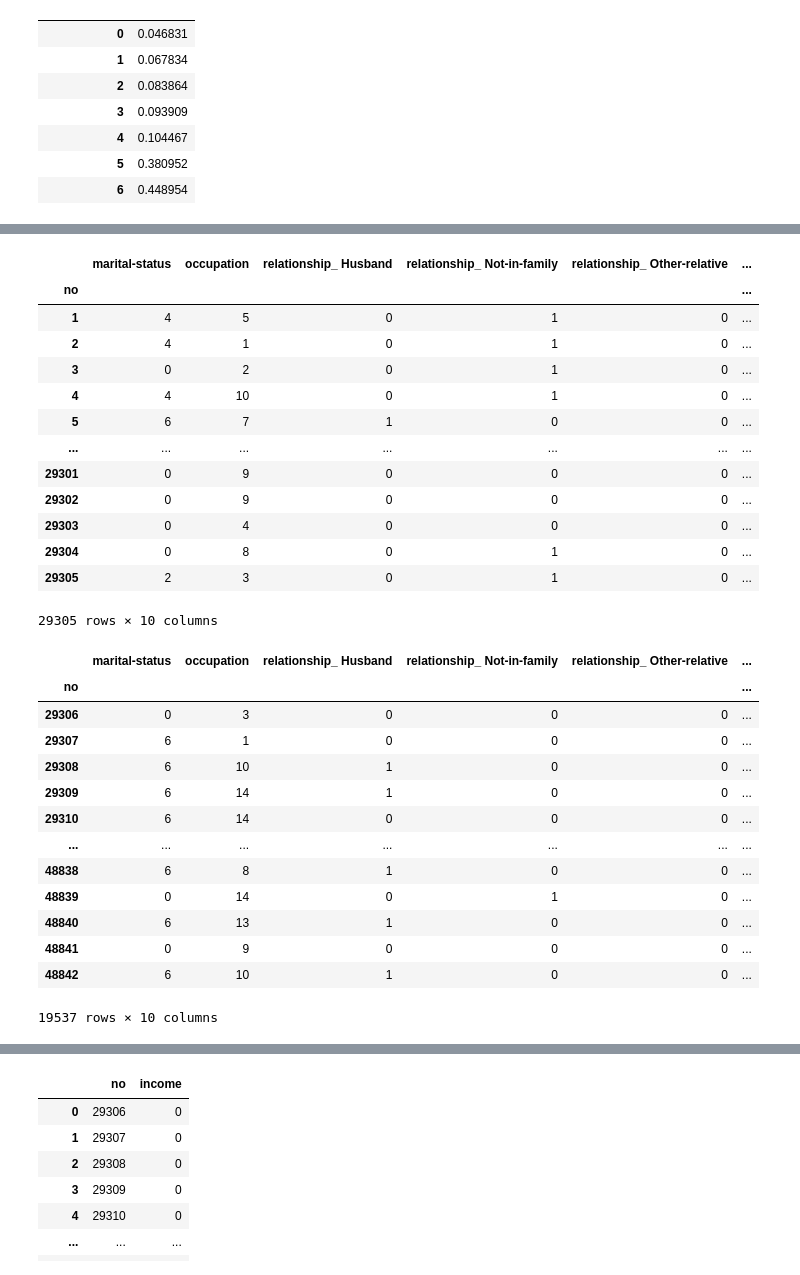
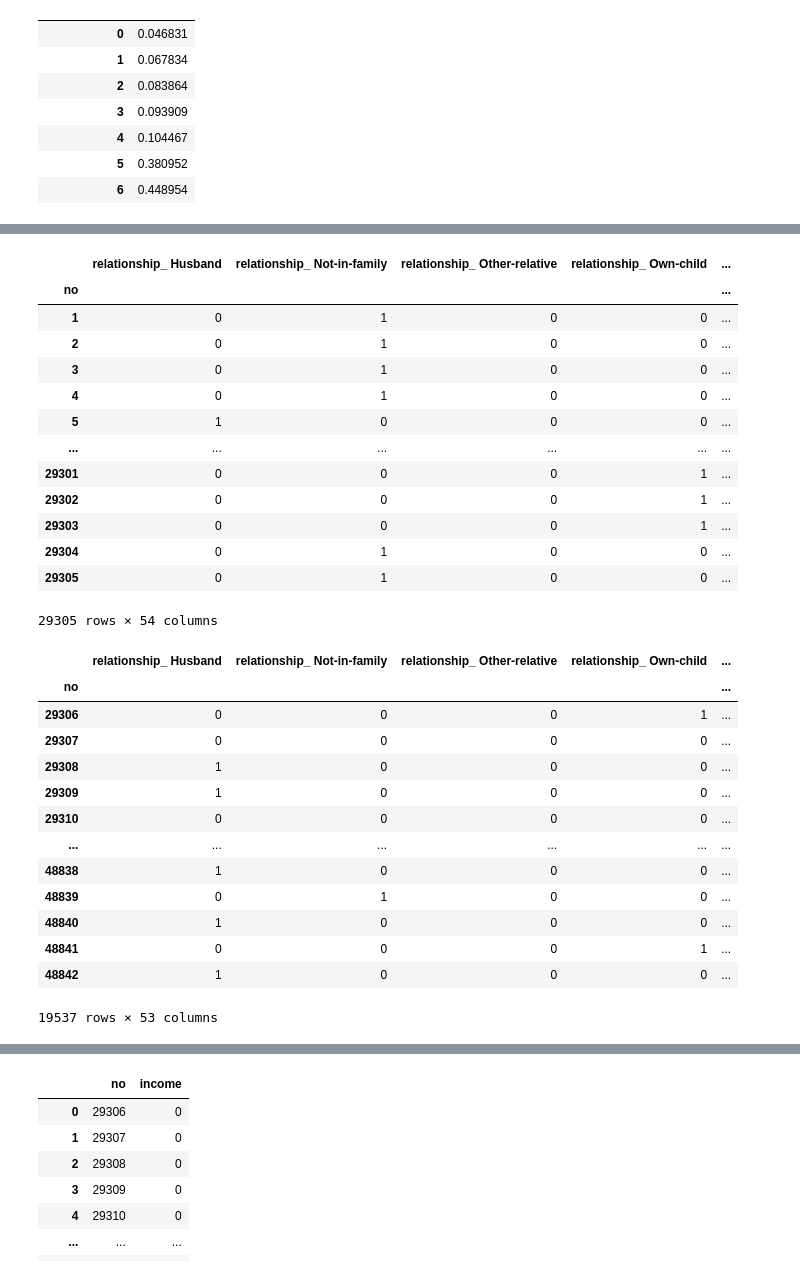
Before and after one commit to suuuuuejin/machineLearning, a Jupyter notebook: kaggle_분류_개인소득.ipynb, the cells around one changed output, grey strips where cells are left out. Cells and saved outputs as stored; diff of their text form; code cells hidden in the pictures.

```diff
--- a/kaggle_분류_개인소득.ipynb
+++ b/kaggle_분류_개인소득.ipynb
@@ -307,43 +376,43 @@ X = train.iloc[:,:-1]
 y = train.iloc[:,-1]
 # %%
 #원핫 인코딩  marital-status, occupation, relationship, sex
-feature_names=['marital-status', 'occupation', 'relationship', 'sex']
+feature_names=[ 'relationship', 'sex','race','native-country']
 train_one_hot = pd.get_dummies(X[feature_names])
 train_one_hot
 # %% [output]
-|  | marital-status | occupation | relationship_ Husband | relationship_ Not-in-family | relationship_ Other-relative | ... |
-| no |  |  |  |  |  | ... |
-| 1 | 4 | 5 | 0 | 1 | 0 | ... |
-| 2 | 4 | 1 | 0 | 1 | 0 | ... |
-| 3 | 0 | 2 | 0 | 1 | 0 | ... |
-| 4 | 4 | 10 | 0 | 1 | 0 | ... |
-| 5 | 6 | 7 | 1 | 0 | 0 | ... |
-| ... | ... | ... | ... | ... | ... | ... |
-| 29301 | 0 | 9 | 0 | 0 | 0 | ... |
-| 29302 | 0 | 9 | 0 | 0 | 0 | ... |
-| 29303 | 0 | 4 | 0 | 0 | 0 | ... |
-| 29304 | 0 | 8 | 0 | 1 | 0 | ... |
-| 29305 | 2 | 3 | 0 | 1 | 0 | ... |
+|  | relationship_ Husband | relationship_ Not-in-family | relationship_ Other-relative | relationship_ Own-child | ... |
+| no |  |  |  |  | ... |
+| 1 | 0 | 1 | 0 | 0 | ... |
+| 2 | 0 | 1 | 0 | 0 | ... |
+| 3 | 0 | 1 | 0 | 0 | ... |
+| 4 | 0 | 1 | 0 | 0 | ... |
+| 5 | 1 | 0 | 0 | 0 | ... |
+| ... | ... | ... | ... | ... | ... |
+| 29301 | 0 | 0 | 0 | 1 | ... |
+| 29302 | 0 | 0 | 0 | 1 | ... |
+| 29303 | 0 | 0 | 0 | 1 | ... |
+| 29304 | 0 | 1 | 0 | 0 | ... |
+| 29305 | 0 | 1 | 0 | 0 | ... |
-29305 rows × 10 columns
+29305 rows × 54 columns
 # %%
 # test처리
 test_one_hot = pd.get_dummies(test[feature_names])
 test_one_hot
 # %% [output]
-|  | marital-status | occupation | relationship_ Husband | relationship_ Not-in-family | relationship_ Other-relative | ... |
-| no |  |  |  |  |  | ... |
-| 29306 | 0 | 3 | 0 | 0 | 0 | ... |
-| 29307 | 6 | 1 | 0 | 0 | 0 | ... |
-| 29308 | 6 | 10 | 1 | 0 | 0 | ... |
-| 29309 | 6 | 14 | 1 | 0 | 0 | ... |
-| 29310 | 6 | 14 | 0 | 0 | 0 | ... |
-| ... | ... | ... | ... | ... | ... | ... |
-| 48838 | 6 | 8 | 1 | 0 | 0 | ... |
-| 48839 | 0 | 14 | 0 | 1 | 0 | ... |
-| 48840 | 6 | 13 | 1 | 0 | 0 | ... |
-| 48841 | 0 | 9 | 0 | 0 | 0 | ... |
-| 48842 | 6 | 10 | 1 | 0 | 0 | ... |
+|  | relationship_ Husband | relationship_ Not-in-family | relationship_ Other-relative | relationship_ Own-child | ... |
+| no |  |  |  |  | ... |
+| 29306 | 0 | 0 | 0 | 1 | ... |
+| 29307 | 0 | 0 | 0 | 0 | ... |
+| 29308 | 1 | 0 | 0 | 0 | ... |
+| 29309 | 1 | 0 | 0 | 0 | ... |
+| 29310 | 0 | 0 | 0 | 0 | ... |
+| ... | ... | ... | ... | ... | ... |
+| 48838 | 1 | 0 | 0 | 0 | ... |
+| 48839 | 0 | 1 | 0 | 0 | ... |
+| 48840 | 1 | 0 | 0 | 0 | ... |
+| 48841 | 0 | 0 | 0 | 1 | ... |
+| 48842 | 1 | 0 | 0 | 0 | ... |
-19537 rows × 10 columns
+19537 rows × 53 columns
 # %%
 # 원핫인코딩한거 붙이기
 train = pd.concat([X,train_one_hot], axis=1)
```
Also changed, not shown: parts of 12 cells of this notebook, 25 other files.
